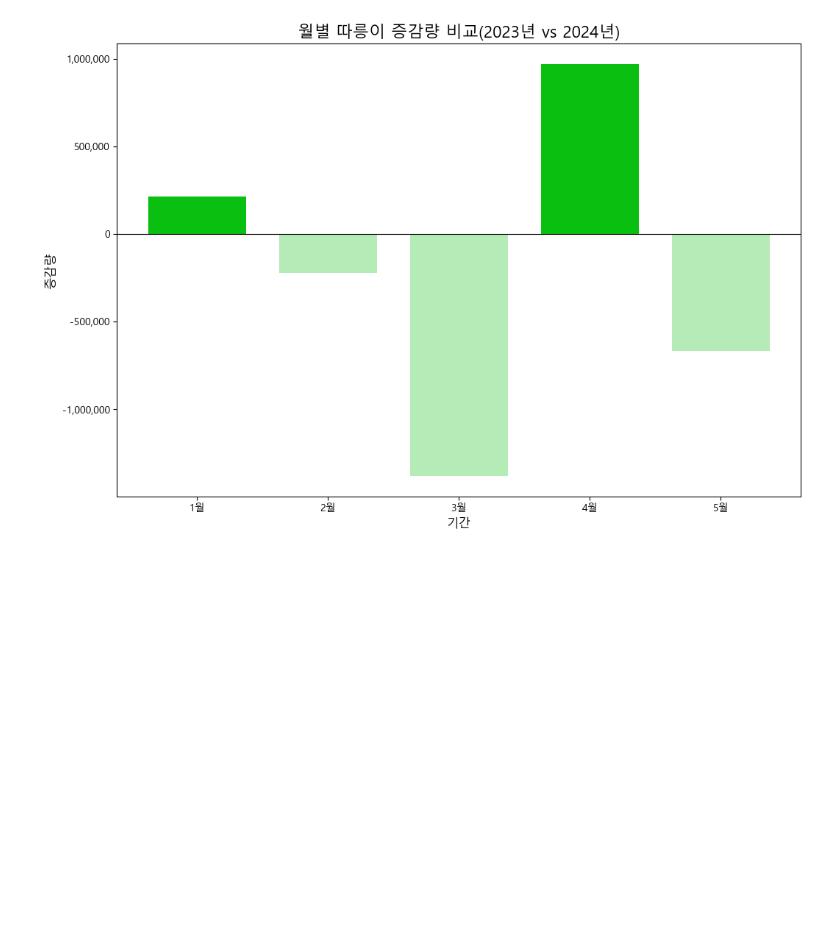
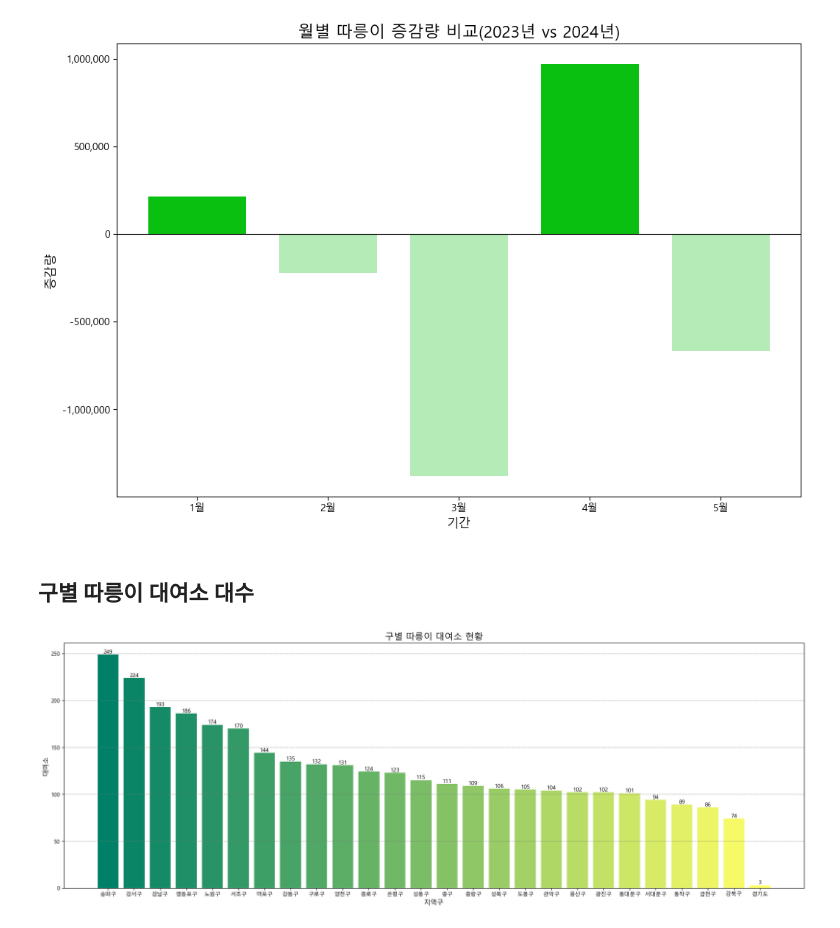
Before and after one commit to LeeShawnhun/bigdata_termproject, a Jupyter notebook: 빅데이터분석(가)_텀프로젝트.ipynb, the cells around one changed output. Drawn from its saved outputs; the diff is of its cells as text; code cells hidden in the pictures; blank space fills up the shorter version.

```diff
--- a/빅데이터분석(가)_텀프로젝트.ipynb
+++ b/빅데이터분석(가)_텀프로젝트.ipynb
@@ -264,0 +307,16 @@ temp
+# %%
+sbike_spot['주소1'] = sbike_spot['주소1'].str.replace('서울 ', '서울특별시 ')
+sbike_spot['주소1'] = sbike_spot['주소1'].str.replace('경기 ', '경기도 ')
+
+def extract_region(address):
+    if re.search(r'서울특별시\s(\w+구)', address):
+        return re.search(r'서울특별시\s(\w+구)', address).group(1)
+
+    elif re.search(r'경기도', address):
+        return '경기도'
+
+    else:
+        return address
+
+sbike_spot['주소1'] = sbike_spot['주소1'].apply(extract_region)
+sbike_spot = sbike_spot.drop("주소2", axis = 1)
@@ -264,0 +325,2 @@ temp
+# %%
+sbike_count = sbike_spot.groupby("주소1")[["대여소_ID"]].count().sort_values("대여소_ID", ascending=False)
@@ -285,7 +405,5 @@ daily_2023_plot
 # %%
 import matplotlib.dates as mdates
-
-plt.rcParams['font.family'] ='Malgun Gothic'
 
 fig, ax = plt.subplots(figsize=(24, 8))
 
@@ -357,3 +475,28 @@ plt.title("월별 따릉이 증감량 비교(2023년 vs 2024년)", fontsize = 16
 plt.show()
 # %% [output]
 [figure]
+# %% [markdown]
+## 구별 따릉이 대여소 대수
+# %%
+import matplotlib.cm as cm
+
+colors = cm.summer(np.linspace(0, 1, len(sbike_count.index)))
+
+fig, ax = plt.subplots(figsize=(24, 8))
+
+bars = ax.bar(sbike_count.index, sbike_count["대여소_ID"], color=colors)
+
+for bar in bars:
+    height = bar.get_height()
+    plt.text(bar.get_x() + bar.get_width() / 2, height,
+             str(height), ha='center', va='bottom')
+
+plt.xlabel("지역구", fontsize = 12)
+plt.ylabel("대여소", fontsize = 12)
+plt.title("구별 따릉이 대여소 현황", fontsize = 16)
+
+plt.grid(axis='y', linestyle='--', alpha=0.7, color="gray")
+
+plt.show()
+# %% [output]
+[figure, added]
```
Also changed, not shown: parts of 24 cells of this notebook, 1 other file.
